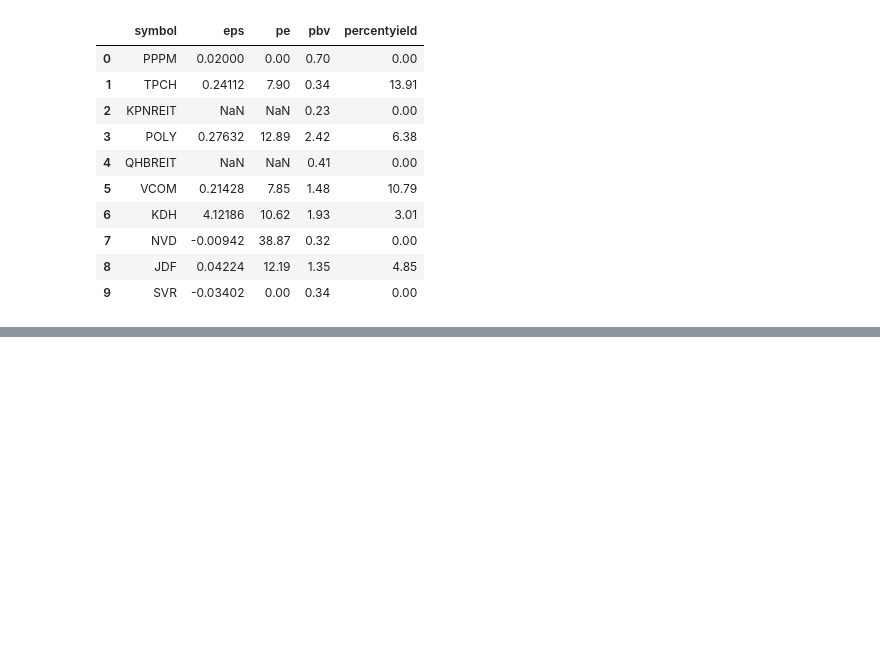
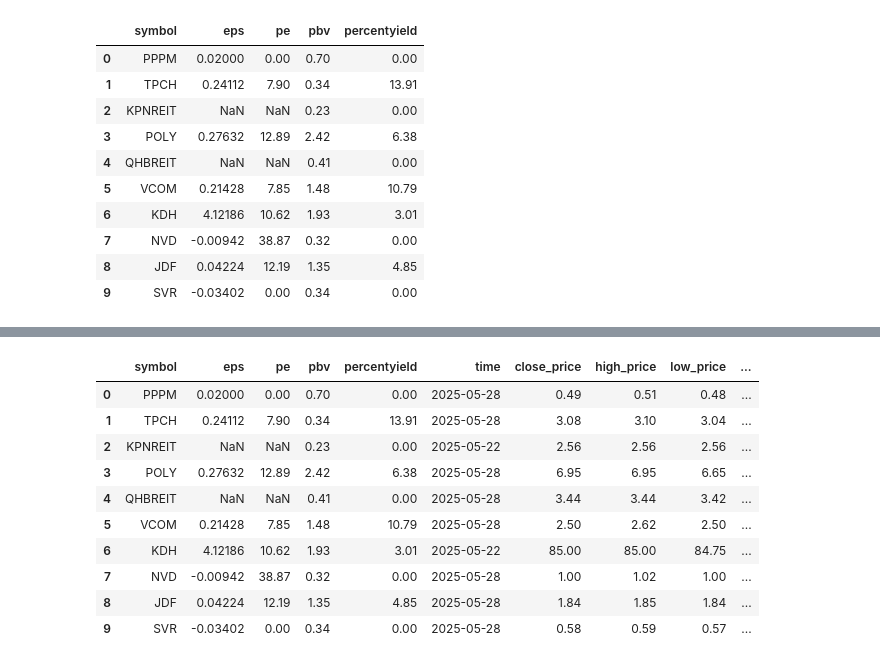
Before and after one commit to phqsuema123/Stock-quadrant-quantitative-analysis-using-deep-learning-classification, a Jupyter notebook: Model(quandrant)/final_code3.ipynb, the cells around one changed output, grey strips where cells are left out. Cells and saved outputs as stored; diff of their text form; code cells hidden in the pictures; blank space fills up the shorter version.

```diff
--- a/Model(quandrant)/final_code3.ipynb
+++ b/Model(quandrant)/final_code3.ipynb
@@ -19,0 +78,9 @@ session.set_keyspace('data_stock')
+# %%
+# 🚨 สมมุติว่าคุณมี DataFrame แบบนี้
+# df_candlestick_latest.columns = ['symbol', 'time', 'close_price', 'open', 'high', 'low', 'volume']
+
+# 🧠 เรียกใช้ฟังก์ชันของคุณ
+df_graded = compute_technical_grades(df_candlestick_latest)
+
+# ✅ ดูผลลัพธ์
+df_graded.head(10)  # แสดง DataFrame ที่มีคอลัมน์ 'symbol' และ 'trend_grade'
@@ -128,5 +175,0 @@ df['group'] = df['group'].map(group_map)
-# %%
-# ✅ รวม label → quadrant
-mask = df['group'].notna() & df['trend_group'].notna()
-df['quadrant'] = None
-df.loc[mask, 'quadrant'] = df.loc[mask, 'group'] + df.loc[mask, 'trend_group']
@@ -213,0 +176,9 @@ fig.show()
+# %%
+# ✅ 1) สมมติว่า df_graded มี: symbol | trend_grade
+#         และ df มี:        symbol | group
+
+# ✅ 2) Merge โดยใช้คอลัมน์ 'symbol'
+df_merged = pd.merge(df, df_graded[['symbol', 'trend_grade']], on='symbol', how='inner')
+
+# ✅ 3) สร้างคอลัมน์ quadrant (เช่น Aa, Be, Dc, etc.)
+df_merged['quadrant'] = df_merged['group'] + df_merged['trend_grade']
@@ -213,0 +199,14 @@ fig.show()
+# %%
+df_merged.head(10)
+# %% [output]
+|  | symbol | eps | pe | pbv | percentyield | time | close_price | high_price | low_price | ... |
+| 0 | PPPM | 0.02000 | 0.00 | 0.70 | 0.00 | 2025-05-28 | 0.49 | 0.51 | 0.48 | ... |
+| 1 | TPCH | 0.24112 | 7.90 | 0.34 | 13.91 | 2025-05-28 | 3.08 | 3.10 | 3.04 | ... |
+| 2 | KPNREIT | NaN | NaN | 0.23 | 0.00 | 2025-05-22 | 2.56 | 2.56 | 2.56 | ... |
+| 3 | POLY | 0.27632 | 12.89 | 2.42 | 6.38 | 2025-05-28 | 6.95 | 6.95 | 6.65 | ... |
+| 4 | QHBREIT | NaN | NaN | 0.41 | 0.00 | 2025-05-28 | 3.44 | 3.44 | 3.42 | ... |
+| 5 | VCOM | 0.21428 | 7.85 | 1.48 | 10.79 | 2025-05-28 | 2.50 | 2.62 | 2.50 | ... |
+| 6 | KDH | 4.12186 | 10.62 | 1.93 | 3.01 | 2025-05-22 | 85.00 | 85.00 | 84.75 | ... |
+| 7 | NVD | -0.00942 | 38.87 | 0.32 | 0.00 | 2025-05-28 | 1.00 | 1.02 | 1.00 | ... |
+| 8 | JDF | 0.04224 | 12.19 | 1.35 | 4.85 | 2025-05-28 | 1.84 | 1.85 | 1.84 | ... |
+| 9 | SVR | -0.03402 | 0.00 | 0.34 | 0.00 | 2025-05-28 | 0.58 | 0.59 | 0.57 | ... |
```
Also changed, not shown: parts of 23 cells of this notebook, 2 other files.
